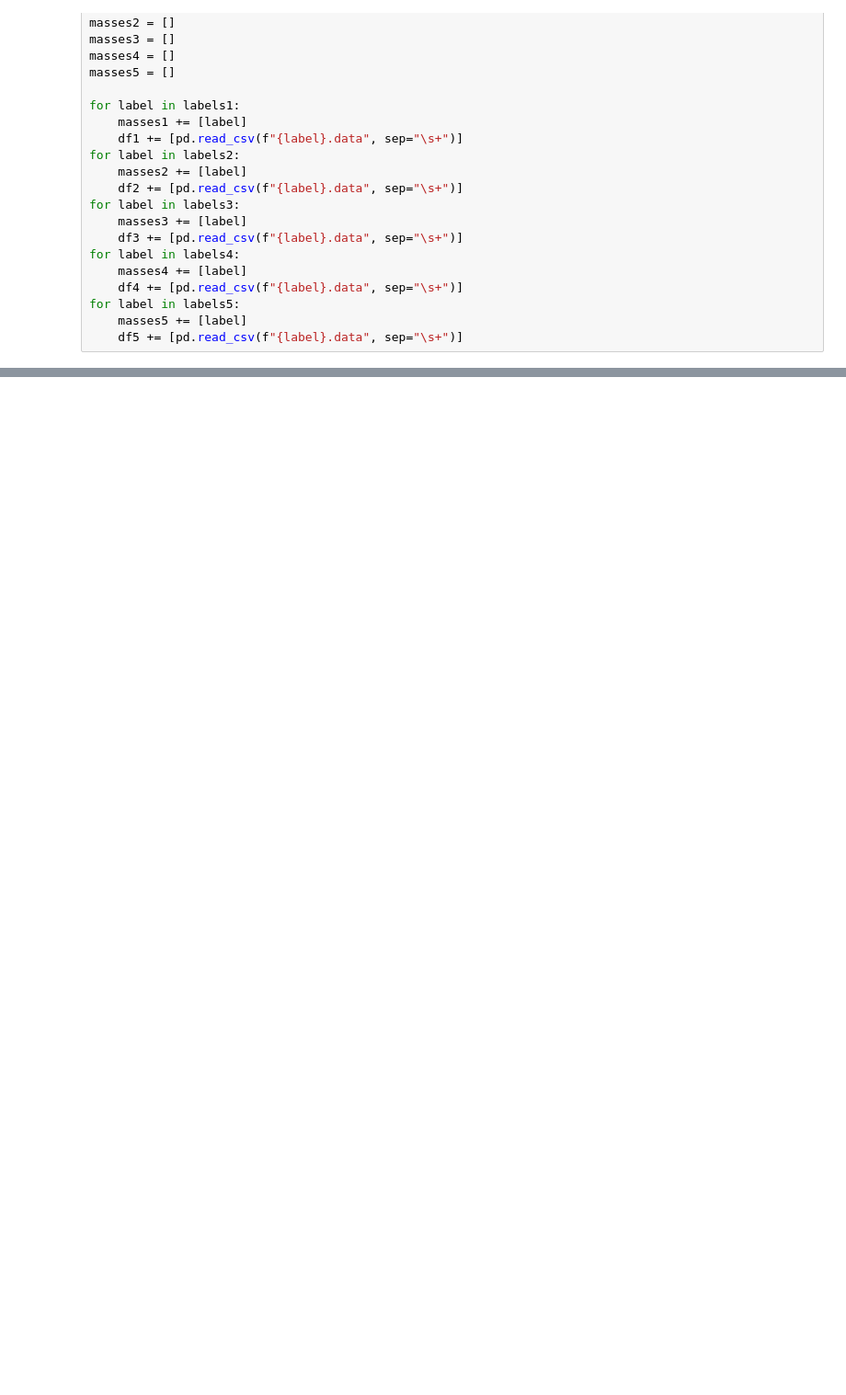
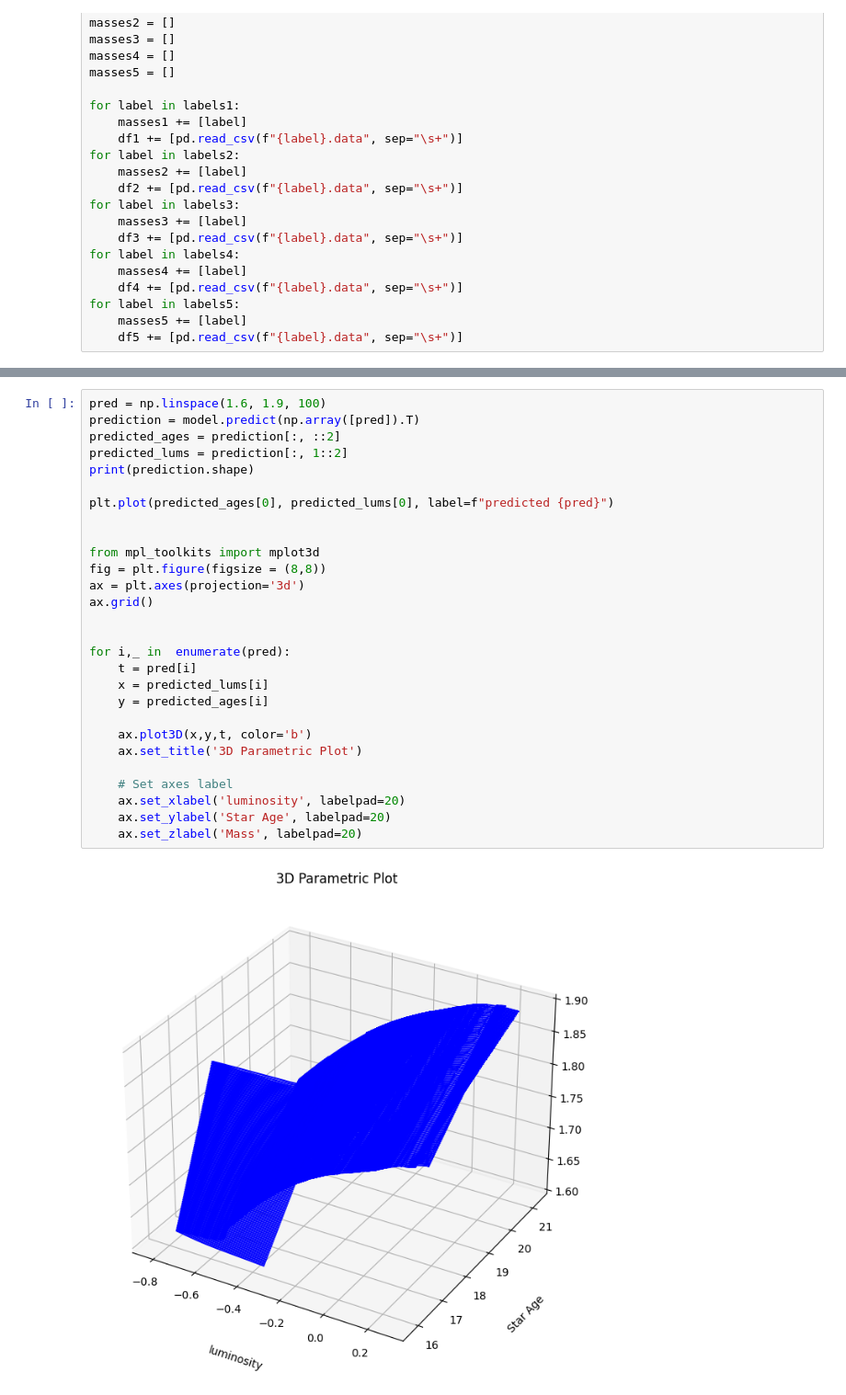
Before and after one commit to JonoBueno/FYP_IRFAN, a Jupyter notebook: 0p0/TensorTB.ipynb, the cells around one changed output, grey strips where cells are left out. Shown at 92% size. Cells and saved outputs as stored; diff of their text form; blank space fills up the shorter version.

```diff
--- a/0p0/TensorTB.ipynb
+++ b/0p0/TensorTB.ipynb
@@ -181,0 +169,30 @@ def Flux(L, r):
+# %%
+pred = np.linspace(1.6, 1.9, 100)
+prediction = model.predict(np.array([pred]).T)
+predicted_ages = prediction[:, ::2]
+predicted_lums = prediction[:, 1::2]
+print(prediction.shape)
+
+plt.plot(predicted_ages[0], predicted_lums[0], label=f"predicted {pred}")
+
+
+from mpl_toolkits import mplot3d
+fig = plt.figure(figsize = (8,8))
+ax = plt.axes(projection='3d')
+ax.grid()
+
+
+for i,_ in  enumerate(pred):
+    t = pred[i]
+    x = predicted_lums[i]
+    y = predicted_ages[i]
+
+    ax.plot3D(x,y,t, color='b')
+    ax.set_title('3D Parametric Plot')
+
+    # Set axes label
+    ax.set_xlabel('luminosity', labelpad=20)
+    ax.set_ylabel('Star Age', labelpad=20)
+    ax.set_zlabel('Mass', labelpad=20)
+# %% [output]
+[figure, added]
```
Also changed, not shown: parts of 5 cells of this notebook, 4 other files.
